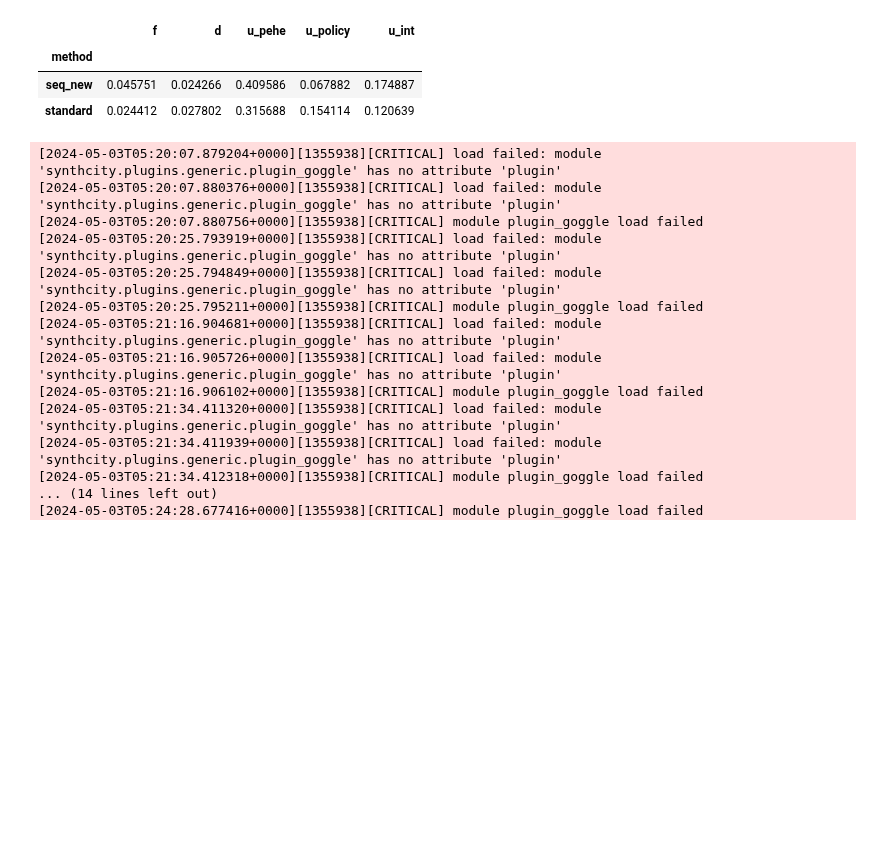
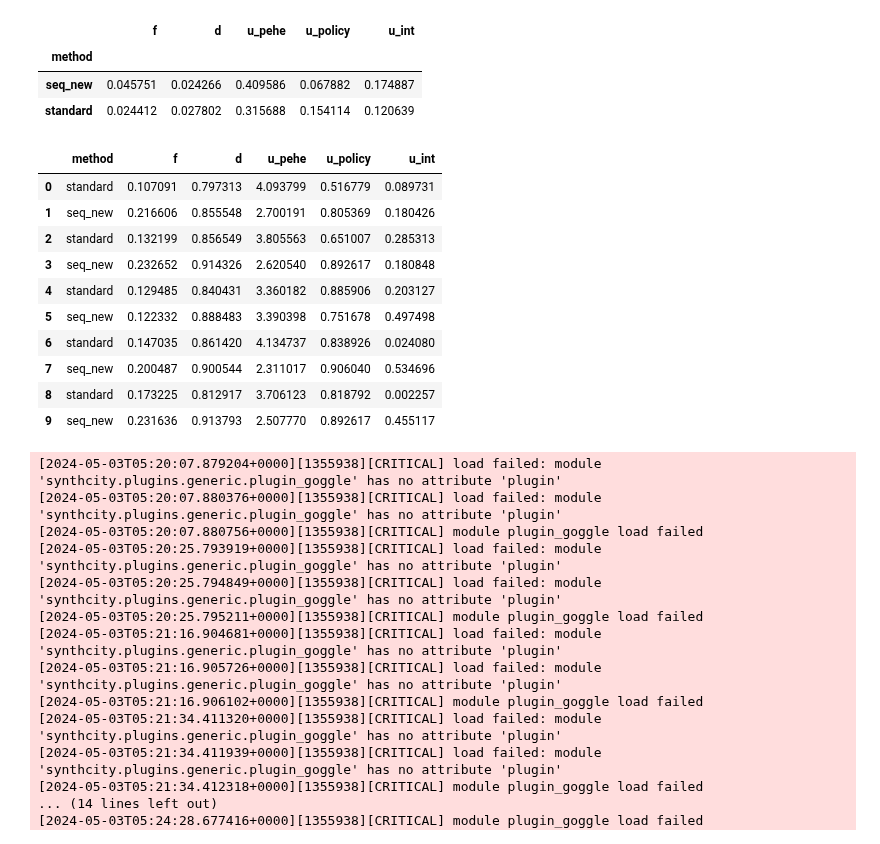
Before and after one commit to harrya32/causal_synthetic_data, a Jupyter notebook: Experiments/Experiments.ipynb, the cells around one changed output. Cells and saved outputs as stored; diff of their text form; code cells hidden in the pictures; blank space fills up the shorter version.

Commit message:
saved sequential vs standard csvs

```diff
--- a/Experiments/Experiments.ipynb
+++ b/Experiments/Experiments.ipynb
@@ -1848,3 +1848,17 @@ results_ihdp.groupby('method').std()
 | method |  |  |  |  |  |
 | seq_new | 0.045751 | 0.024266 | 0.409586 | 0.067882 | 0.174887 |
 | standard | 0.024412 | 0.027802 | 0.315688 | 0.154114 | 0.120639 |
+# %%
+results_ihdp
+# %% [output]
+|  | method | f | d | u_pehe | u_policy | u_int |
+| 0 | standard | 0.107091 | 0.797313 | 4.093799 | 0.516779 | 0.089731 |
+| 1 | seq_new | 0.216606 | 0.855548 | 2.700191 | 0.805369 | 0.180426 |
+| 2 | standard | 0.132199 | 0.856549 | 3.805563 | 0.651007 | 0.285313 |
+| 3 | seq_new | 0.232652 | 0.914326 | 2.620540 | 0.892617 | 0.180848 |
+| 4 | standard | 0.129485 | 0.840431 | 3.360182 | 0.885906 | 0.203127 |
+| 5 | seq_new | 0.122332 | 0.888483 | 3.390398 | 0.751678 | 0.497498 |
+| 6 | standard | 0.147035 | 0.861420 | 4.134737 | 0.838926 | 0.024080 |
+| 7 | seq_new | 0.200487 | 0.900544 | 2.311017 | 0.906040 | 0.534696 |
+| 8 | standard | 0.173225 | 0.812917 | 3.706123 | 0.818792 | 0.002257 |
+| 9 | seq_new | 0.231636 | 0.913793 | 2.507770 | 0.892617 | 0.455117 |
```
Also changed, not shown: parts of 2 cells of this notebook, 2 other files.
